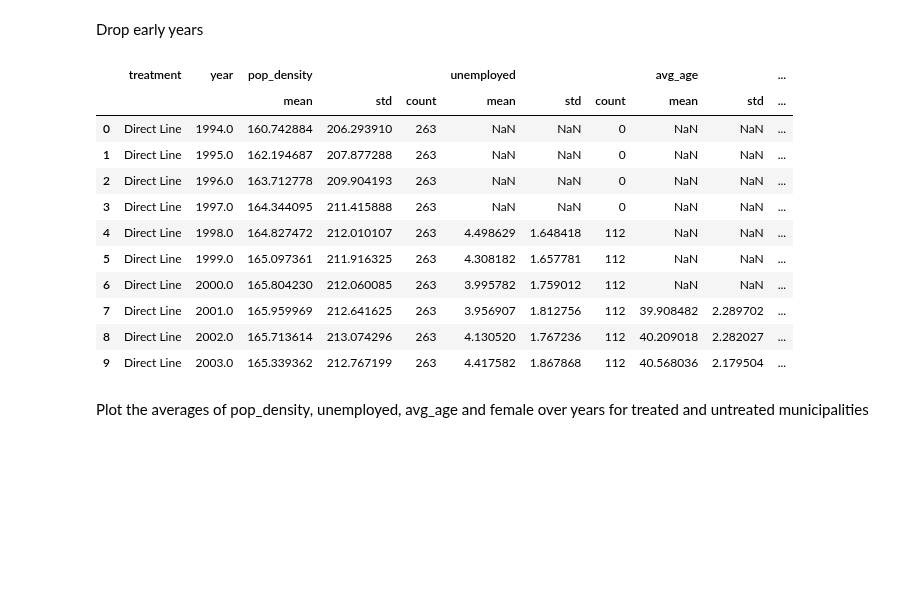
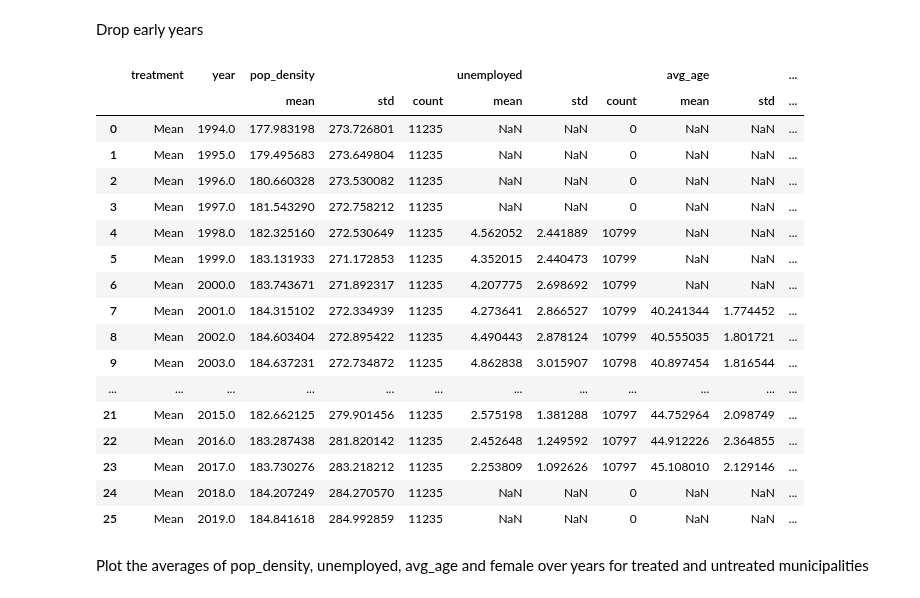
Before and after one commit to jan-schaeffer/powerlinemonsters, a Jupyter notebook: controls_eda.ipynb, the cells around one changed output. Saved outputs shown, nothing was run; the diff lists cells and outputs as text; code cells hidden in the pictures; blank space fills up the shorter version.

Commit message:
add mean to trends and map of mun. w/ conotrls

```diff
--- a/controls_eda.ipynb
+++ b/controls_eda.ipynb
@@ -34,23 +34,33 @@ control_treat = control_treat[control_treat['year'] > 1993]
 # %%
 avg_dfs = {2005: 'treatment_05', 2010: 'treatment_09', 2014: 'treatment_13'}
 for year, treatment in avg_dfs.items():
     avg_dfs[year] = control_treat[['pop_density', 'unemployed', 'avg_age', 'female', treatment, 'year']].groupby([treatment, 'year'], as_index = False).agg([np.mean, np.std, 'count'])
     avg_dfs[year] = avg_dfs[year].reset_index()
     avg_dfs[year].rename(columns = {treatment:'treatment'}, inplace = True)
-avg_dfs[2005].head(10)
+    mean = control_treat[['pop_density', 'unemployed', 'avg_age', 'female', 'year']].groupby(['year'], as_index = False).agg([np.mean, np.std, 'count'])
+    mean = mean.reset_index()
+    mean['treatment'] = 'Mean'
+    avg_dfs[year] = pd.concat([avg_dfs[year], mean])
+avg_dfs[2005][avg_dfs[2005]['treatment'] == 'Mean'].head(40)
 # %% [output]
 |  | treatment | year | pop_density |  |  | unemployed |  |  | avg_age |  | ... |
 |  |  |  | mean | std | count | mean | std | count | mean | std | ... |
-| 0 | Direct Line | 1994.0 | 160.742884 | 206.293910 | 263 | NaN | NaN | 0 | NaN | NaN | ... |
-| 1 | Direct Line | 1995.0 | 162.194687 | 207.877288 | 263 | NaN | NaN | 0 | NaN | NaN | ... |
-| 2 | Direct Line | 1996.0 | 163.712778 | 209.904193 | 263 | NaN | NaN | 0 | NaN | NaN | ... |
-| 3 | Direct Line | 1997.0 | 164.344095 | 211.415888 | 263 | NaN | NaN | 0 | NaN | NaN | ... |
-| 4 | Direct Line | 1998.0 | 164.827472 | 212.010107 | 263 | 4.498629 | 1.648418 | 112 | NaN | NaN | ... |
-| 5 | Direct Line | 1999.0 | 165.097361 | 211.916325 | 263 | 4.308182 | 1.657781 | 112 | NaN | NaN | ... |
-| 6 | Direct Line | 2000.0 | 165.804230 | 212.060085 | 263 | 3.995782 | 1.759012 | 112 | NaN | NaN | ... |
-| 7 | Direct Line | 2001.0 | 165.959969 | 212.641625 | 263 | 3.956907 | 1.812756 | 112 | 39.908482 | 2.289702 | ... |
-| 8 | Direct Line | 2002.0 | 165.713614 | 213.074296 | 263 | 4.130520 | 1.767236 | 112 | 40.209018 | 2.282027 | ... |
-| 9 | Direct Line | 2003.0 | 165.339362 | 212.767199 | 263 | 4.417582 | 1.867868 | 112 | 40.568036 | 2.179504 | ... |
+| 0 | Mean | 1994.0 | 177.983198 | 273.726801 | 11235 | NaN | NaN | 0 | NaN | NaN | ... |
+| 1 | Mean | 1995.0 | 179.495683 | 273.649804 | 11235 | NaN | NaN | 0 | NaN | NaN | ... |
+| 2 | Mean | 1996.0 | 180.660328 | 273.530082 | 11235 | NaN | NaN | 0 | NaN | NaN | ... |
+| 3 | Mean | 1997.0 | 181.543290 | 272.758212 | 11235 | NaN | NaN | 0 | NaN | NaN | ... |
+| 4 | Mean | 1998.0 | 182.325160 | 272.530649 | 11235 | 4.562052 | 2.441889 | 10799 | NaN | NaN | ... |
+| 5 | Mean | 1999.0 | 183.131933 | 271.172853 | 11235 | 4.352015 | 2.440473 | 10799 | NaN | NaN | ... |
+| 6 | Mean | 2000.0 | 183.743671 | 271.892317 | 11235 | 4.207775 | 2.698692 | 10799 | NaN | NaN | ... |
+| 7 | Mean | 2001.0 | 184.315102 | 272.334939 | 11235 | 4.273641 | 2.866527 | 10799 | 40.241344 | 1.774452 | ... |
+| 8 | Mean | 2002.0 | 184.603404 | 272.895422 | 11235 | 4.490443 | 2.878124 | 10799 | 40.555035 | 1.801721 | ... |
+| 9 | Mean | 2003.0 | 184.637231 | 272.734872 | 11235 | 4.862838 | 3.015907 | 10798 | 40.897454 | 1.816544 | ... |
+| ... | ... | ... | ... | ... | ... | ... | ... | ... | ... | ... | ... |
+| 21 | Mean | 2015.0 | 182.662125 | 279.901456 | 11235 | 2.575198 | 1.381288 | 10797 | 44.752964 | 2.098749 | ... |
+| 22 | Mean | 2016.0 | 183.287438 | 281.820142 | 11235 | 2.452648 | 1.249592 | 10797 | 44.912226 | 2.364855 | ... |
+| 23 | Mean | 2017.0 | 183.730276 | 283.218212 | 11235 | 2.253809 | 1.092626 | 10797 | 45.108010 | 2.129146 | ... |
+| 24 | Mean | 2018.0 | 184.207249 | 284.270570 | 11235 | NaN | NaN | 0 | NaN | NaN | ... |
+| 25 | Mean | 2019.0 | 184.841618 | 284.992859 | 11235 | NaN | NaN | 0 | NaN | NaN | ... |
 # %% [markdown]
 Plot the averages of pop_density, unemployed, avg_age and female over years for treated and untreated municipalities
 # %%
```
Also changed, not shown: parts of 10 cells of this notebook.
